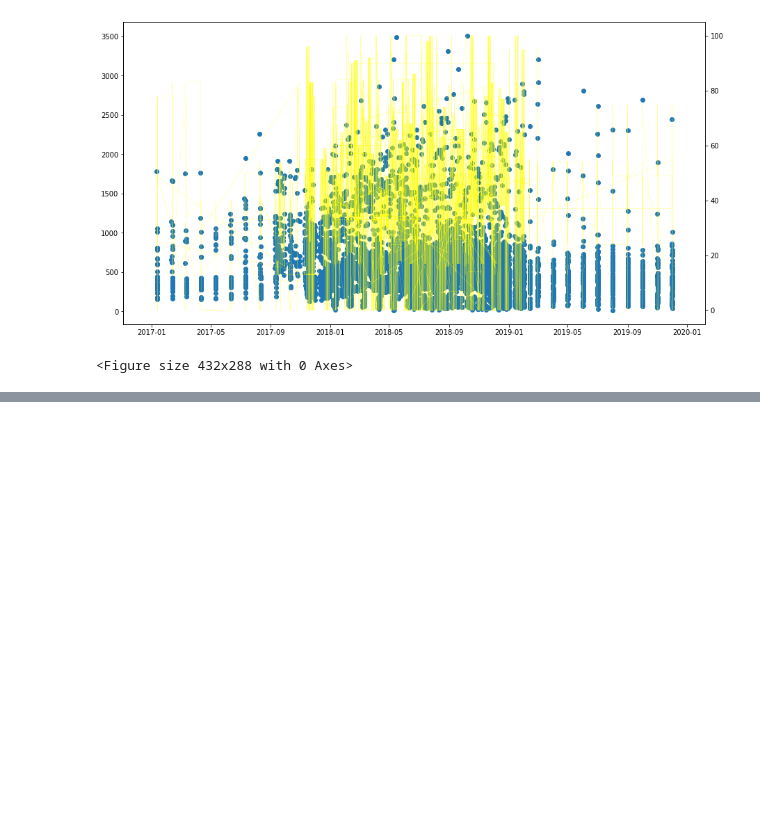
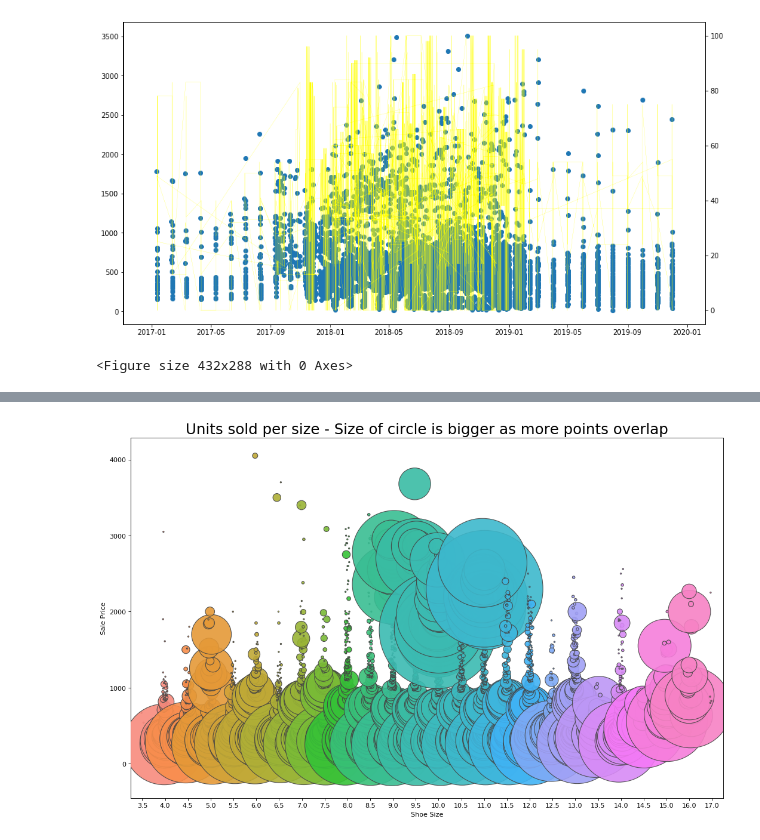
Before and after one commit to jamesnguyen0/Sneaker-Analysis, a Jupyter notebook: Yeezy_Starter_File_Original.ipynb, the cells around one changed output, grey strips where cells are left out. Cells and saved outputs as stored; diff of their text form; code cells hidden in the pictures; blank space fills up the shorter version.

```diff
--- a/Yeezy_Starter_File_Original.ipynb
+++ b/Yeezy_Starter_File_Original.ipynb
@@ -676,0 +812,15 @@ plt.savefig('yeezycorrelation.png')
+# %%
+# Import Data
+
+dfcounts = yeezydata.groupby(['Shoe Size', 'Sale Price']).size().reset_index(name='counts')
+dfcounts
+
+# Draw Stripplot
+fig, ax = plt.subplots(figsize=(16,10), dpi= 80)
+sns.stripplot(dfcounts['Shoe Size'], dfcounts['Sale Price'], size=dfcounts.counts*2, ax=ax, alpha=0.9,edgecolor="gray",linewidth=1)
+
+# Decorations
+plt.title('Units sold per size - Size of circle is bigger as more points overlap', fontsize=22)
+plt.show()
+# %% [output]
+[figure, added]
```
Also changed, not shown: parts of 12 cells of this notebook, 2 other files.
